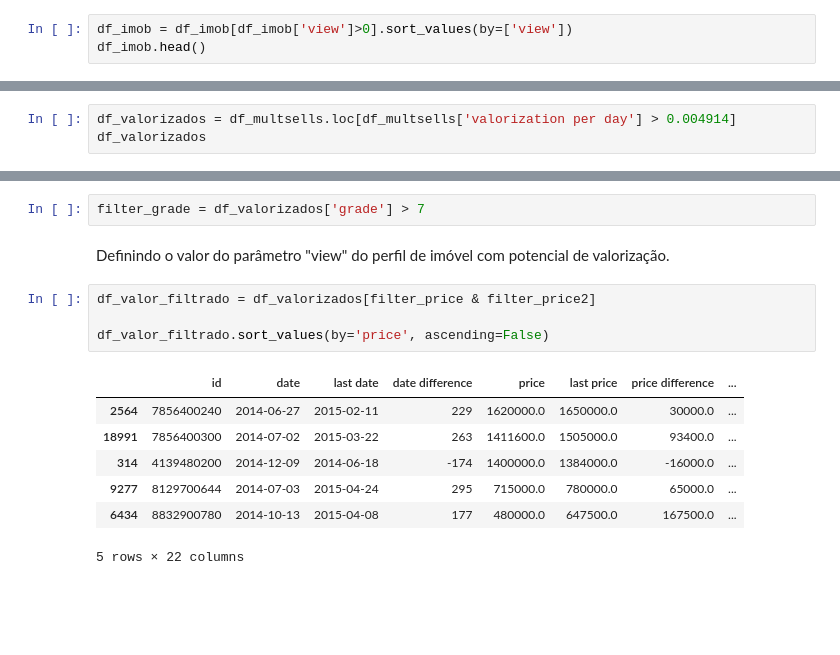
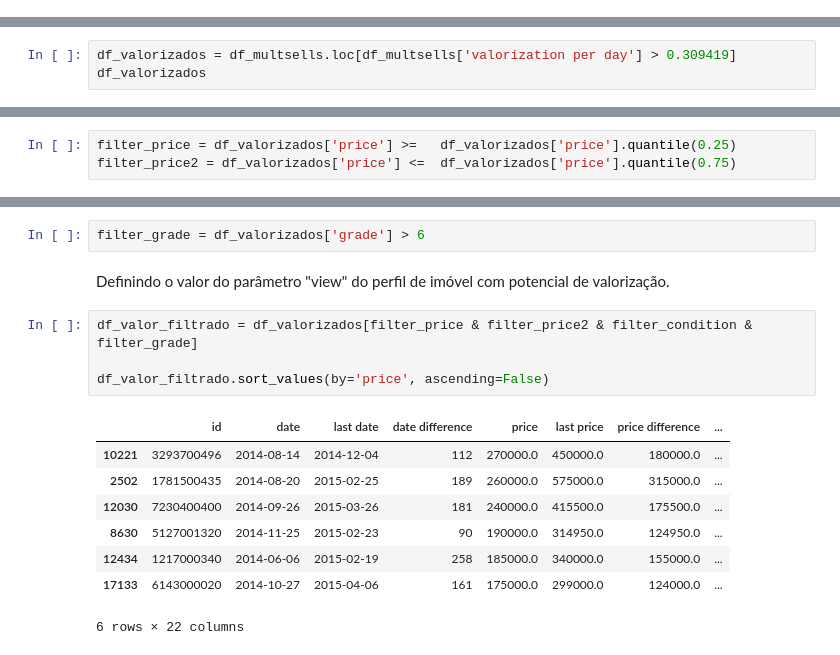
Before and after one commit to michellssgui22/PROJETOS_ESTUDO_DATASCIENCE, a Jupyter notebook: Mini_Projeto_Roof_Imoveis.ipynb, the cells around one changed output, grey strips where cells are left out. Cells and saved outputs as stored; diff of their text form; blank space fills up the shorter version.

```diff
--- a/Mini_Projeto_Roof_Imoveis.ipynb
+++ b/Mini_Projeto_Roof_Imoveis.ipynb
@@ -176,6 +176,3 @@ df_imob.head()
 | 2 | 5631500400 | 20150225T000000 | 180000.0 | 770 | 10000 | 0 | 3 | 6 | 1933 | 0 | ... |
 | 3 | 2487200875 | 20141209T000000 | 604000.0 | 1960 | 5000 | 0 | 5 | 7 | 1965 | 0 | ... |
 | 4 | 1954400510 | 20150218T000000 | 510000.0 | 1680 | 8080 | 0 | 3 | 8 | 1987 | 0 | ... |
-# %%
-df_imob = df_imob[df_imob['view']>0].sort_values(by=['view'])
-df_imob.head()
@@ -482,5 +497,5 @@ df_multsells.describe()
 # %%
-df_valorizados = df_multsells.loc[df_multsells['valorization per day'] > 0.004914]
+df_valorizados = df_multsells.loc[df_multsells['valorization per day'] > 0.309419]
 df_valorizados
 # %% [output]
 |  | id | date | last date | date difference | price | last price | price difference | ... |
@@ -522,3 +541,6 @@ filter_price2 = df_valorizados['price'] <= 	1.620000e+06
+# %%
+filter_price = df_valorizados['price'] >= 	df_valorizados['price'].quantile(0.25)
+filter_price2 = df_valorizados['price'] <= 	df_valorizados['price'].quantile(0.75)
 # %% [markdown]
 ## Estipulando a quantidade de quartos do nosso perfil de imóvel bem valorizado:
 # %% [markdown]
@@ -528,18 +550,19 @@ filter_condition = df_valorizados['condition'] > 3
 # %% [markdown]
 Definindo o valor do parâmetro "grade" do perfil de imóvel com potencial de valorização.
 # %%
-filter_grade = df_valorizados['grade'] > 7
+filter_grade = df_valorizados['grade'] > 6
 # %% [markdown]
 Definindo o valor do parâmetro "view" do perfil de imóvel com potencial de valorização.
 # %%
-df_valor_filtrado = df_valorizados[filter_price & filter_price2]
+df_valor_filtrado = df_valorizados[filter_price & filter_price2 & filter_condition & filter_grade]
 
 df_valor_filtrado.sort_values(by='price', ascending=False)
 # %% [output]
 |  | id | date | last date | date difference | price | last price | price difference | ... |
-| 2564 | 7856400240 | 2014-06-27 | 2015-02-11 | 229 | 1620000.0 | 1650000.0 | 30000.0 | ... |
-| 18991 | 7856400300 | 2014-07-02 | 2015-03-22 | 263 | 1411600.0 | 1505000.0 | 93400.0 | ... |
-| 314 | 4139480200 | 2014-12-09 | 2014-06-18 | -174 | 1400000.0 | 1384000.0 | -16000.0 | ... |
-| 9277 | 8129700644 | 2014-07-03 | 2015-04-24 | 295 | 715000.0 | 780000.0 | 65000.0 | ... |
-| 6434 | 8832900780 | 2014-10-13 | 2015-04-08 | 177 | 480000.0 | 647500.0 | 167500.0 | ... |
+| 10221 | 3293700496 | 2014-08-14 | 2014-12-04 | 112 | 270000.0 | 450000.0 | 180000.0 | ... |
+| 2502 | 1781500435 | 2014-08-20 | 2015-02-25 | 189 | 260000.0 | 575000.0 | 315000.0 | ... |
+| 12030 | 7230400400 | 2014-09-26 | 2015-03-26 | 181 | 240000.0 | 415500.0 | 175500.0 | ... |
+| 8630 | 5127001320 | 2014-11-25 | 2015-02-23 | 90 | 190000.0 | 314950.0 | 124950.0 | ... |
+| 12434 | 1217000340 | 2014-06-06 | 2015-02-19 | 258 | 185000.0 | 340000.0 | 155000.0 | ... |
+| 17133 | 6143000020 | 2014-10-27 | 2015-04-06 | 161 | 175000.0 | 299000.0 | 124000.0 | ... |
-5 rows × 22 columns
+6 rows × 22 columns
```
Also changed, not shown: parts of 27 cells of this notebook.
